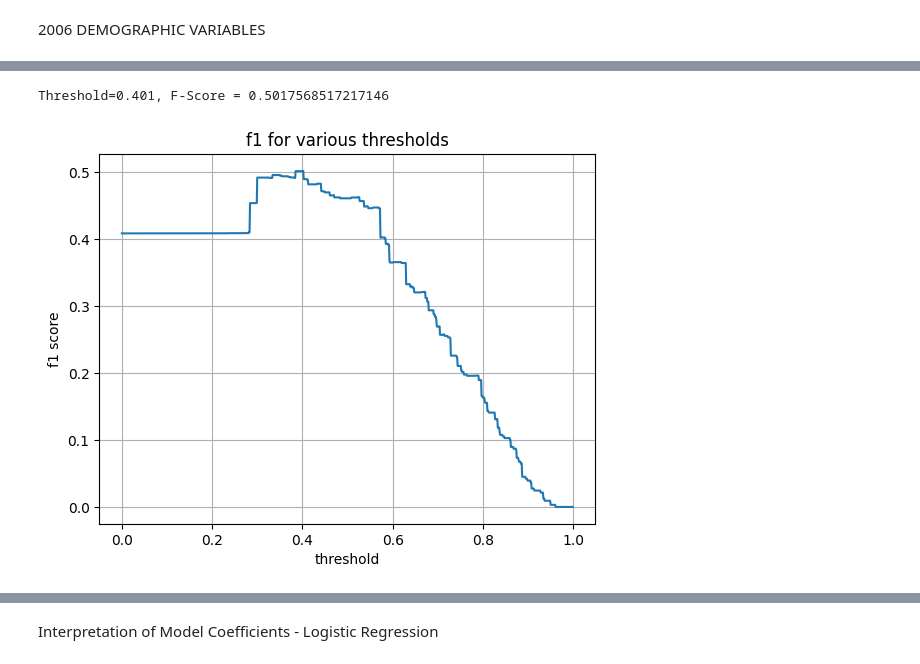
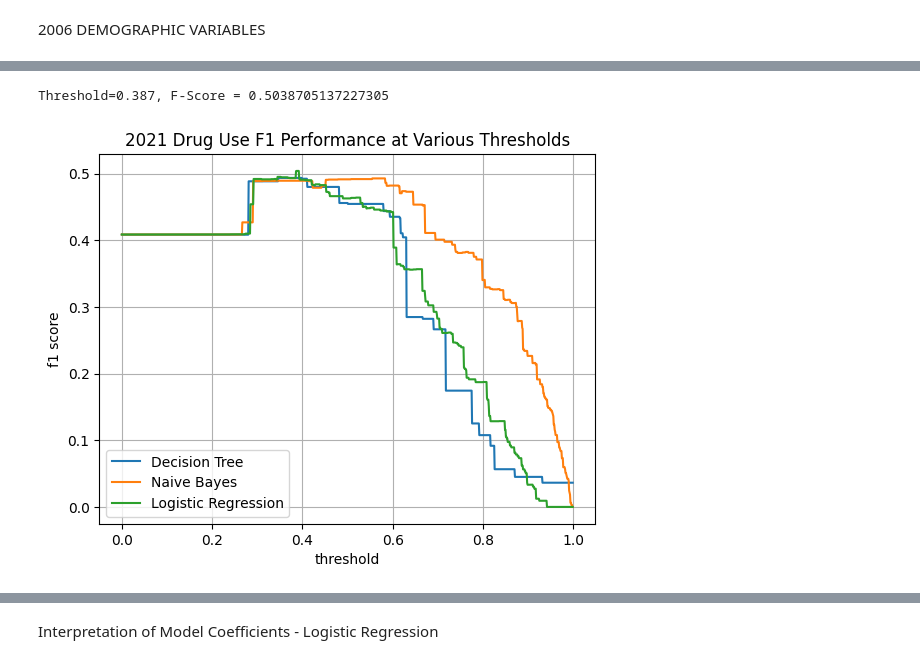
Before and after one commit to HotelTango314/dsa5900, a Jupyter notebook: NSDUH_Explore.ipynb, the cells around one changed output, grey strips where cells are left out. Drawn from its saved outputs; the diff is of its cells as text; code cells hidden in the pictures.

```diff
--- a/NSDUH_Explore.ipynb
+++ b/NSDUH_Explore.ipynb
@@ -1296,5 +1314,5 @@ Threshold=0.623, F-Score = 0.1785714285714286
 # %%
 #2021 Drug Use dtree
 du_tw1_tree_final = tree_pipe(5,3,.4,.7).fit(du_tw1_trainX,du_tw1_trainy)
-threshold_search(du_tw1_tree_final,du_tw1_testX,du_tw1_testy)
+du_tw1_tree_score = threshold_search(du_tw1_tree_final,du_tw1_testX,du_tw1_testy)
 # %% [output]
@@ -1303,5 +1320,5 @@ Threshold=0.289, F-Score = 0.4955223880597014
 # %%
 #2021 Drug Use Bayes
 du_tw1_bayes_final = bayes_pipe(False,5,.4,.8).fit(du_tw1_trainX,du_tw1_trainy)
-threshold_search(du_tw1_bayes_final,du_tw1_testX,du_tw1_testy)
+du_tw1_bayes_score = threshold_search(du_tw1_bayes_final,du_tw1_testX,du_tw1_testy)
 # %% [output]
@@ -1310,10 +1326,16 @@ Threshold=0.448, F-Score = 0.49089584850691914
 # %%
 #2021 Drug Use Logit
 du_tw1_logit_final = logit_pipe(.01,5,.4,.7).fit(du_tw1_trainX,du_tw1_trainy)
-threshold_search(du_tw1_logit_final,du_tw1_testX.astype(float),du_tw1_testy)
+du_tw1_logit_score = threshold_search(du_tw1_logit_final,du_tw1_testX.astype(float),du_tw1_testy)
 # %% [output]
-Threshold=0.401, F-Score = 0.5017568517217146
+Threshold=0.387, F-Score = 0.5038705137227305
-[figure, removed]
+# %%
+plot_f1_search(du_tw1_tree_score,
+               du_tw1_bayes_score,
+               du_tw1_logit_score,
+               "2021 Drug Use F1 Performance at Various Thresholds")
+# %% [output]
+[figure, added]
 # %%
 #2021 Demogra dtree
 dm_tw1_tree_final = tree_pipe(5,2,.4,.9).fit(dm_tw1_trainX,dm_tw1_trainy)
```
Also changed, not shown: parts of 38 cells of this notebook.
